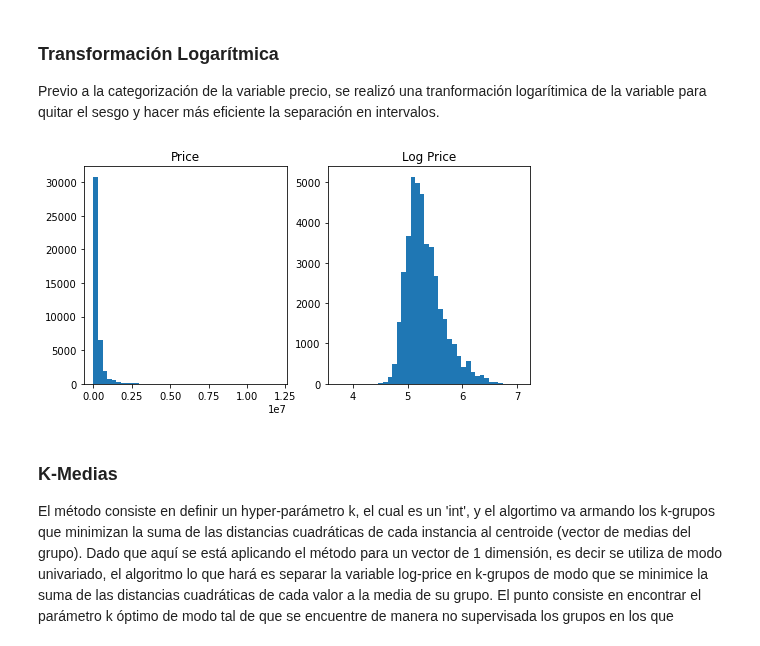
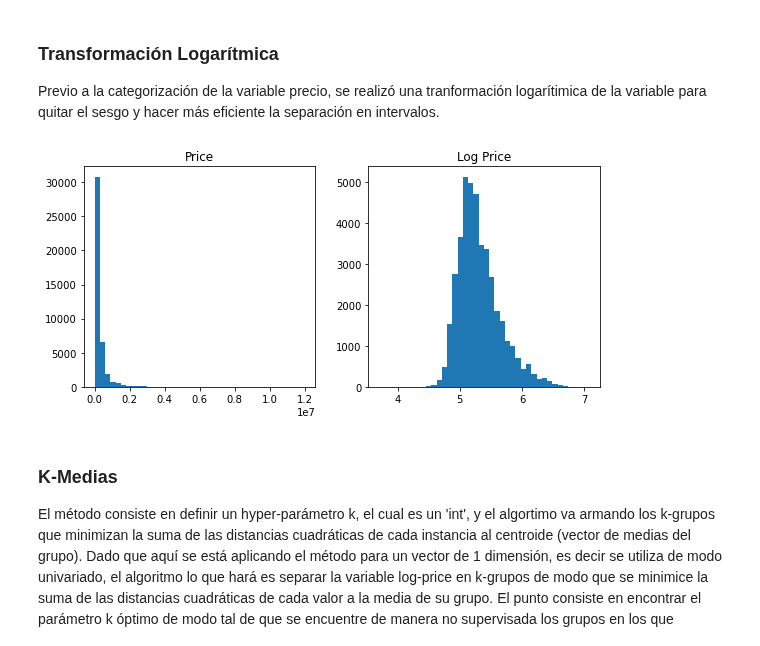
Before and after one commit to Ignacio-Ibarra/tpAA, a Jupyter notebook: Modelado.ipynb, the cells around one changed output. Cells and saved outputs as stored; diff of their text form; code cells hidden in the pictures.

```diff
--- a/Modelado.ipynb
+++ b/Modelado.ipynb
@@ -24,12 +24,21 @@ from skopt import BayesSearchCV #después lo hacemos con RandomSearchCv
 # Cargo dataset original y hago un poco de pre processing, luego vamos a tener que cambiarlo para
 # incorporar tanto Pre-processing y Feature Engineering.
 
-gitlfs_url = "https://media.githubusercontent.com/media/Ignacio-Ibarra/tpAA/main/data/cabaventa.csv?token=APPVFMLKNRKB3K27UWV3WVDCRX7QK"
-raw_df = pd.read_csv(gitlfs_url)
+nocols = ['Unnamed: 0', 'Unnamed: 0.1']
+
+gitlfs_url = "https://github.com/Ignacio-Ibarra/tpAA/blob/main/data/cabaventa.csv"
+
+try:
+    cols = list(pd.read_csv(gitlfs_url, nrows = 1))
+    raw_df = pd.read_csv(gitlfs_url, usecols =[col for col in cols if col not in nocols])
+except:
+    cols =  list(pd.read_csv("./data/cabaventa.csv", nrows =1))
+    raw_df = pd.read_csv("./data/cabaventa.csv", usecols =[col for col in cols if col not in nocols])
+raw_df.shape
 
 #borro columnas, borro nulos de un saque, saco "ARS". Me queda un dataset herrrrmoso.
 cleaned = CleaningData(data=raw_df)
-cols_to_drop = ['Unnamed: 0.1', 'Unnamed: 0', #columnas que vinieron mal en la bajada
+cols_to_drop = [#'Unnamed: 0.1', 'Unnamed: 0', #columnas que vinieron mal en la bajada
                 'operation_type', #todos son 'venta'
                 'l1', # todos son 'Argentina'
                 'l2', # todos son "Capital Federal"
@@ -76,14 +85,16 @@ Previo a la categorización de la variable precio, se realizó una tranformació
 # %%
 fig, axs = plt.subplots(figsize=(8,4), ncols = 2)
 
 axs[0].hist(data.price, bins=40)
 axs[0].set_title("Price")
 
 axs[1].hist(np.log10(data.price+1), bins=40)
 axs[1].set_title("Log Price")
-plt.show()
+plt.tight_layout()
+plt.savefig("./img/transf-log.png", dpi=200, facecolor="white")
+#plt.show()
 # %% [output]
-[figure, old version]
+[figure, new version]
 # %% [markdown]
 ### K-Medias
 
```
Also changed, not shown: parts of 7 cells of this notebook, 3 other files.
